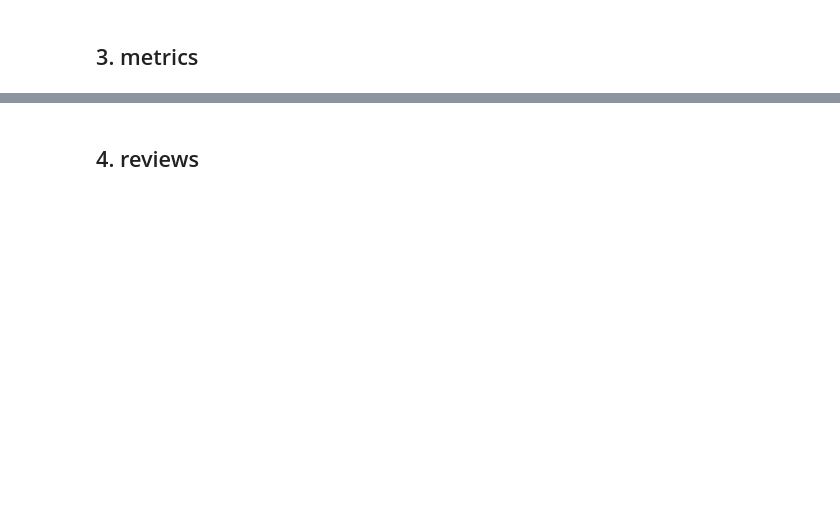
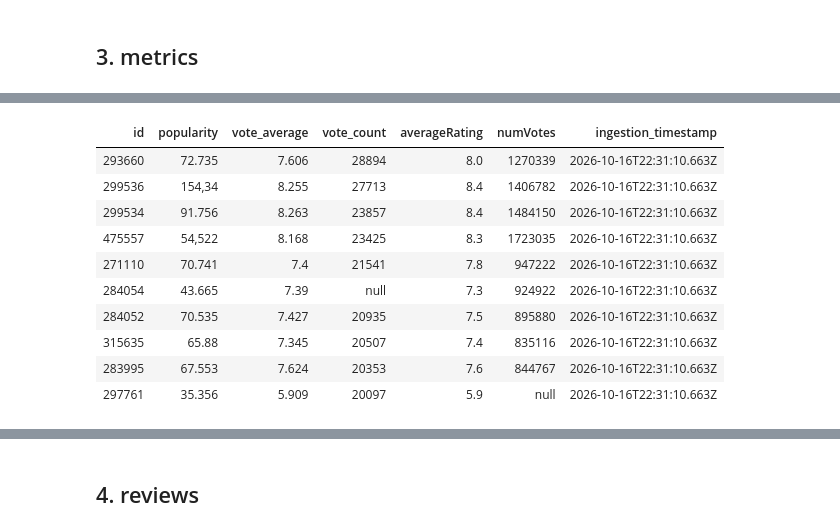
Before and after one commit to ErikaHacimoto/RL_Dados_2026_A2, a Jupyter notebook: Bronze_to_Silver.ipynb, the cells around one changed output, grey strips where cells are left out. Drawn from its saved outputs; the diff is of its cells as text; code cells hidden in the pictures; blank space fills up the shorter version.

Commit message:
Bronze Atualizada

```diff
--- a/Bronze_to_Silver.ipynb
+++ b/Bronze_to_Silver.ipynb
@@ -156,2 +261,77 @@ display(df_silver_info.limit(10))
 # %% [markdown]
 ## 3. metrics
+# %%
+df_bronze_metrics = spark.table(f"{bronze_schema}.metrics")
+
+def to_dec(table, name_col: str):
+    return table.withColumn(name_col,
+        F.when(F.col(name_col).rlike(r"^\d+([.,]\d+)?$"),
+               F.regexp_replace(F.col(name_col), ",", ".").cast("decimal(15,3)"))
+        .otherwise(F.lit(None))
+    )
+
+def to_int(table, name_col: str):
+    return table.withColumn(name_col,
+        F.when(F.col(name_col).rlike(r"^\d+$"),
+               F.col(name_col).cast("decimal(15,0)"))
+        .otherwise(F.lit(None))
+    )
+
+df_silver_metrics = (
+    df_bronze_metrics
+    .withColumn("_rn", F.row_number().over(window))
+    .filter((F.col("_rn") == 1) & F.col("id").isNotNull())
+    .drop("_rn")
+)
+
+df_silver_metrics = to_dec(df_silver_metrics, "popularity")
+df_silver_metrics = to_dec(df_silver_metrics, "vote_average")
+df_silver_metrics = to_dec(df_silver_metrics, "averageRating")
+df_silver_metrics = to_int(df_silver_metrics, "vote_count")
+df_silver_metrics = to_int(df_silver_metrics, "numVotes")
+
+df_silver_metrics = (
+    df_silver_metrics
+
+    .withColumn("vote_average",
+        F.when(F.col("vote_average") < 0, F.lit(None))
+        .when(F.col("vote_average") > 10, F.lit(None))
+        .otherwise(F.col("vote_average"))
+    )
+
+    .withColumn("averageRating",
+        F.when(F.col("averageRating") < 0, F.lit(None))
+        .when(F.col("averageRating") > 10, F.lit(None))
+        .otherwise(F.col("averageRating"))
+    )
+
+    .withColumn("vote_count",
+        F.when(F.col("vote_count") < 0, F.lit(None))
+        .otherwise(F.col("vote_count"))
+    )
+
+    .withColumn("numVotes",
+        F.when(F.col("numVotes") < 0, F.lit(None))
+        .otherwise(F.col("numVotes"))
+    )
+
+    .withColumn("popularity",
+        F.when(F.col("popularity") < 0, F.lit(None))
+        .otherwise(F.col("popularity"))
+    )
+
+    .withColumnRenamed("id", "id_filme")
+    .withColumnRenamed("popularity", "popularidade")
+    .withColumnRenamed("vote_average", "nota_media_tmdb")
+    .withColumnRenamed("vote_count", "qtd_votos_tmdb")
+    .withColumnRenamed("averageRating", "nota_media_imdb")
+    .withColumnRenamed("numVotes", "qtd_votos_imdb")
+)
+
+dq_check_unique("silver.metrics", "id_filme único", df_silver_financials, ["id_filme"])
+dq_check_unique("silver.metrics", "id único", df_silver_metrics,
+                 ["id_filme"])
+
+display(df_bronze_metrics.limit(10))
+display(df_silver_metrics.limit(10))
+# %% [output]
@@ -157,0 +340,11 @@ display(df_silver_info.limit(10))
+| id | popularity | vote_average | vote_count | averageRating | numVotes | ingestion_timestamp |
+| 293660 | 72.735 | 7.606 | 28894 | 8.0 | 1270339 | 2026-10-16T22:31:10.663Z |
+| 299536 | 154,34 | 8.255 | 27713 | 8.4 | 1406782 | 2026-10-16T22:31:10.663Z |
+| 299534 | 91.756 | 8.263 | 23857 | 8.4 | 1484150 | 2026-10-16T22:31:10.663Z |
+| 475557 | 54,522 | 8.168 | 23425 | 8.3 | 1723035 | 2026-10-16T22:31:10.663Z |
+| 271110 | 70.741 | 7.4 | 21541 | 7.8 | 947222 | 2026-10-16T22:31:10.663Z |
+| 284054 | 43.665 | 7.39 | null | 7.3 | 924922 | 2026-10-16T22:31:10.663Z |
+| 284052 | 70.535 | 7.427 | 20935 | 7.5 | 895880 | 2026-10-16T22:31:10.663Z |
+| 315635 | 65.88 | 7.345 | 20507 | 7.4 | 835116 | 2026-10-16T22:31:10.663Z |
+| 283995 | 67.553 | 7.624 | 20353 | 7.6 | 844767 | 2026-10-16T22:31:10.663Z |
+| 297761 | 35.356 | 5.909 | 20097 | 5.9 | null | 2026-10-16T22:31:10.663Z |
```
Also changed, not shown: parts of 8 cells of this notebook.
